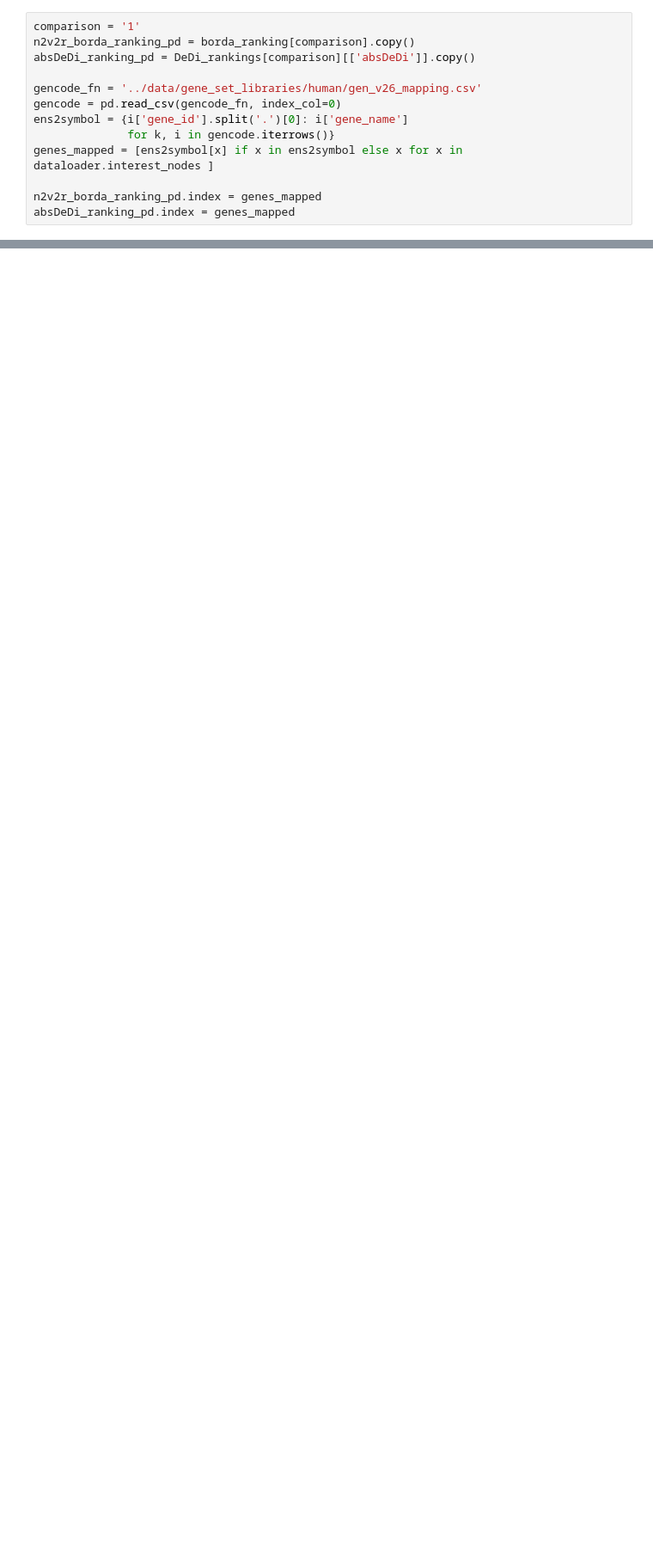
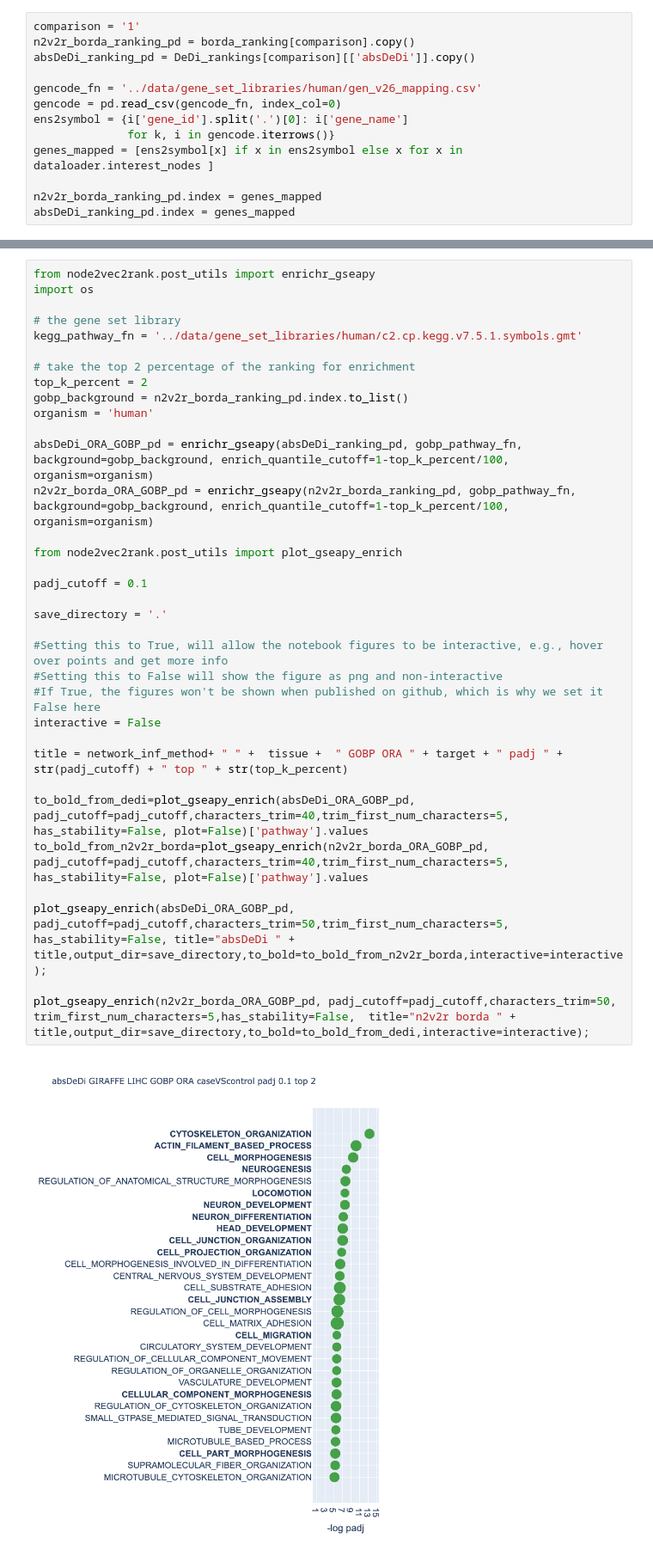
Before and after one commit to soelmicheletti/giraffe, a Jupyter notebook: notebooks/paper/case_control/lihc_comparison.ipynb, the cells around one changed output, grey strips where cells are left out. Shown at 86% size. Cells and saved outputs as stored; diff of their text form; blank space fills up the shorter version.

```diff
--- a/notebooks/paper/case_control/lihc_comparison.ipynb
+++ b/notebooks/paper/case_control/lihc_comparison.ipynb
@@ -184,0 +164,36 @@ The order of those genes will be arbitrary, which may produce unexpected results
+# %%
+from node2vec2rank.post_utils import enrichr_gseapy
+import os
+
+# the gene set library
+kegg_pathway_fn = '../data/gene_set_libraries/human/c2.cp.kegg.v7.5.1.symbols.gmt'
+
+# take the top 2 percentage of the ranking for enrichment
+top_k_percent = 2
+gobp_background = n2v2r_borda_ranking_pd.index.to_list()
+organism = 'human'
+
+absDeDi_ORA_GOBP_pd = enrichr_gseapy(absDeDi_ranking_pd, gobp_pathway_fn, background=gobp_background, enrich_quantile_cutoff=1-top_k_percent/100, organism=organism)
+n2v2r_borda_ORA_GOBP_pd = enrichr_gseapy(n2v2r_borda_ranking_pd, gobp_pathway_fn, background=gobp_background, enrich_quantile_cutoff=1-top_k_percent/100, organism=organism)
+
+from node2vec2rank.post_utils import plot_gseapy_enrich
+
+padj_cutoff = 0.1
+
+save_directory = '.'
+
+#Setting this to True, will allow the notebook figures to be interactive, e.g., hover over points and get more info
+#Setting this to False will show the figure as png and non-interactive
+#If True, the figures won't be shown when published on github, which is why we set it False here
+interactive = False
+
+title = network_inf_method+ " " +  tissue +  " GOBP ORA " + target + " padj " + str(padj_cutoff) + " top " + str(top_k_percent)
+
+to_bold_from_dedi=plot_gseapy_enrich(absDeDi_ORA_GOBP_pd, padj_cutoff=padj_cutoff,characters_trim=40,trim_first_num_characters=5, has_stability=False, plot=False)['pathway'].values
+to_bold_from_n2v2r_borda=plot_gseapy_enrich(n2v2r_borda_ORA_GOBP_pd, padj_cutoff=padj_cutoff,characters_trim=40,trim_first_num_characters=5, has_stability=False, plot=False)['pathway'].values
+
+plot_gseapy_enrich(absDeDi_ORA_GOBP_pd, padj_cutoff=padj_cutoff,characters_trim=50,trim_first_num_characters=5, has_stability=False, title="absDeDi " + title,output_dir=save_directory,to_bold=to_bold_from_n2v2r_borda,interactive=interactive);
+
+plot_gseapy_enrich(n2v2r_borda_ORA_GOBP_pd, padj_cutoff=padj_cutoff,characters_trim=50, trim_first_num_characters=5,has_stability=False,  title="n2v2r borda " + title,output_dir=save_directory,to_bold=to_bold_from_dedi,interactive=interactive);
+# %% [output]
+[figure, added]
```
Also changed, not shown: parts of 12 cells of this notebook.
